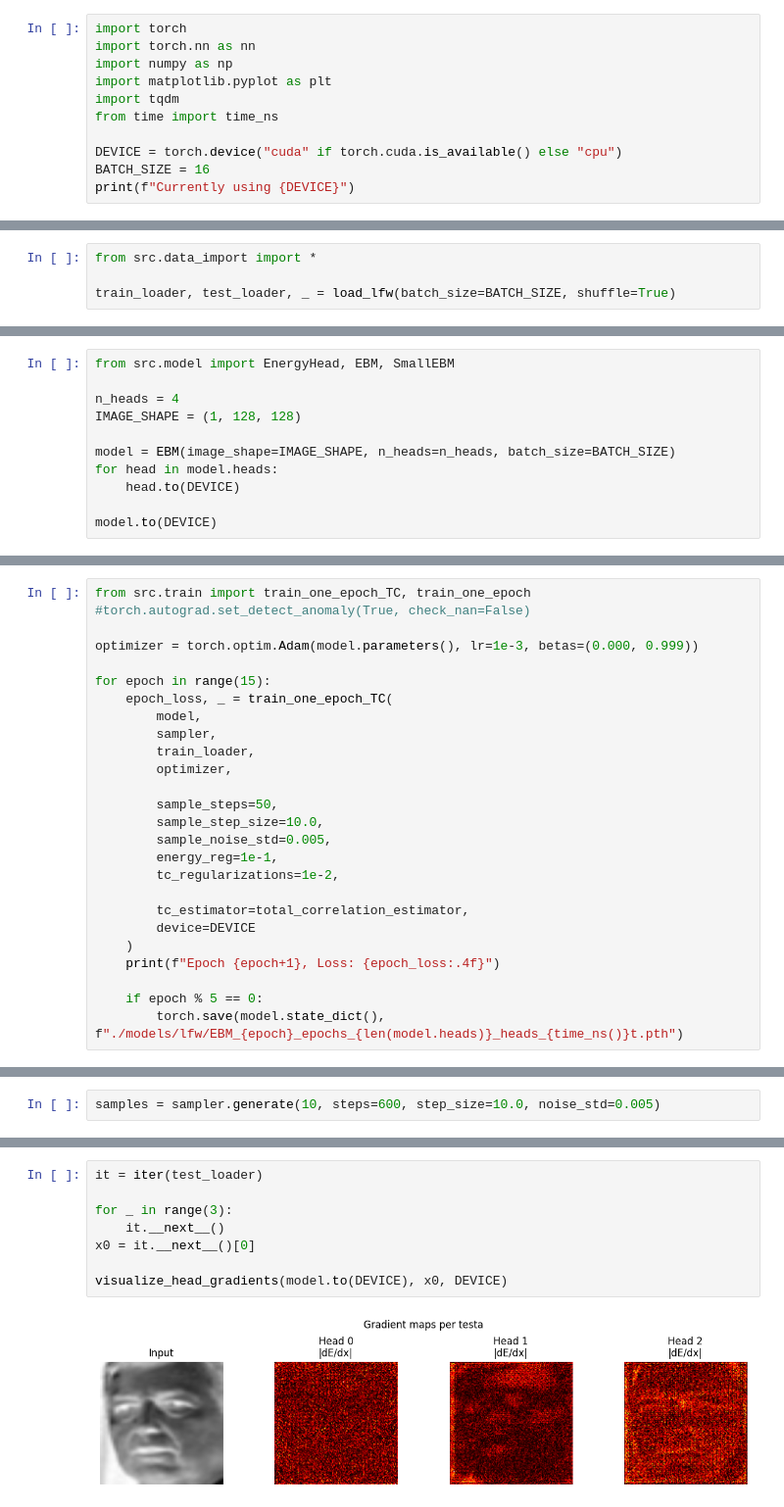
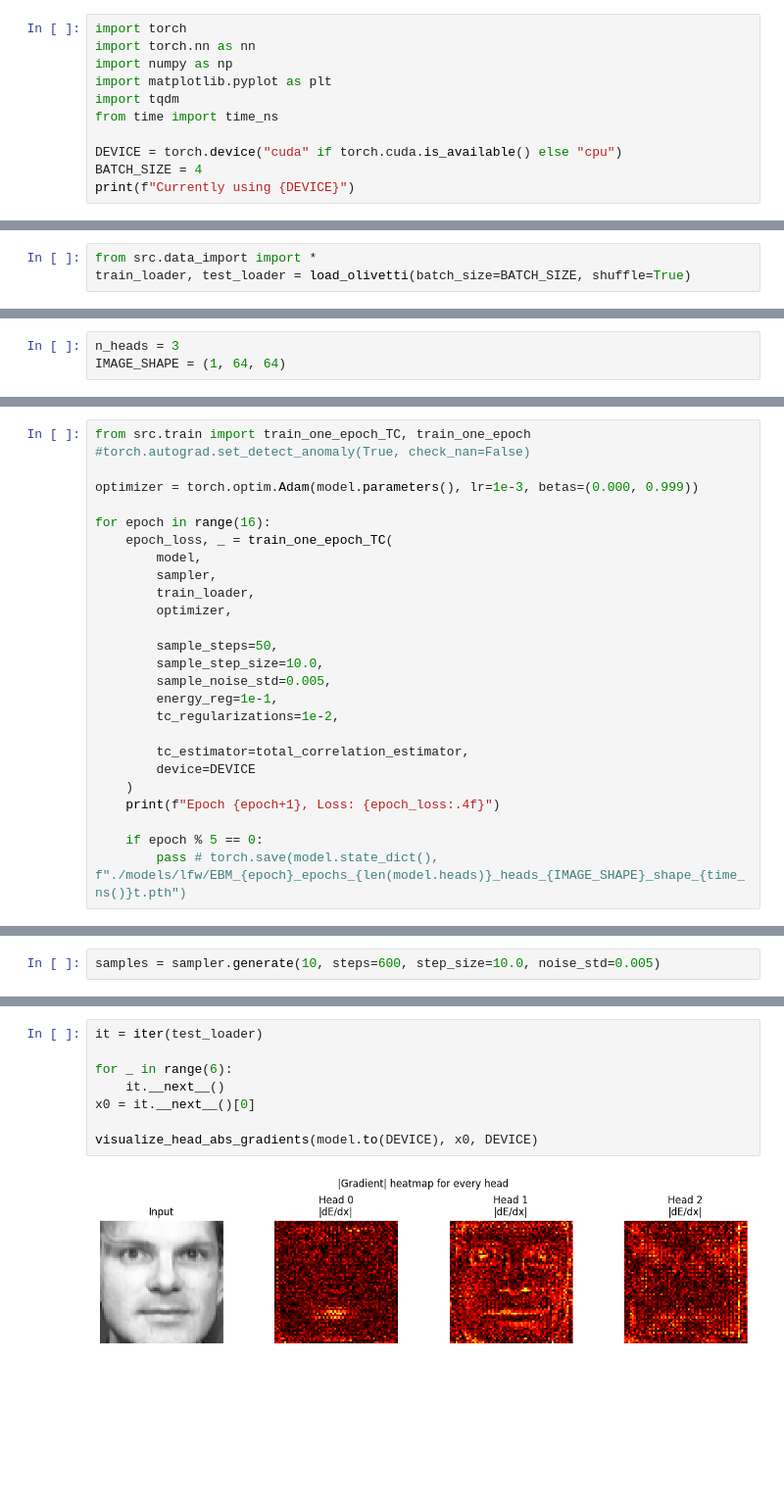
Before and after one commit to marco-cartago/EbmFcT, a Jupyter notebook: test_total_correlation.ipynb, the cells around one changed output, grey strips where cells are left out. Shown at 98% size. Cells and saved outputs as stored; diff of their text form; blank space fills up the shorter version.

```diff
--- a/test_total_correlation.ipynb
+++ b/test_total_correlation.ipynb
@@ -15,7 +15,7 @@ import tqdm
 from time import time_ns
 
 DEVICE = torch.device("cuda" if torch.cuda.is_available() else "cpu")
-BATCH_SIZE = 16
+BATCH_SIZE = 4
 print(f"Currently using {DEVICE}")
 # %% [output]
 Currently using cuda
@@ -22,7 +24,6 @@ Currently using cuda
 # %%
 from src.data_import import *
-
-train_loader, test_loader, _ = load_lfw(batch_size=BATCH_SIZE, shuffle=True)
+train_loader, test_loader = load_olivetti(batch_size=BATCH_SIZE, shuffle=True)
 # %%
 from src.plot import show_single_sample, show_grid
 
@@ -38,11 +39,3 @@ shape: torch.Size([16, 1, 128, 128])
 # %%
-from src.model import EnergyHead, EBM, SmallEBM
-
-n_heads = 4
-IMAGE_SHAPE = (1, 128, 128)
-
-model = EBM(image_shape=IMAGE_SHAPE, n_heads=n_heads, batch_size=BATCH_SIZE)
-for head in model.heads:
-    head.to(DEVICE)
-
-model.to(DEVICE)
+n_heads = 3
+IMAGE_SHAPE = (1, 64, 64)
@@ -79,7 +82,7 @@ from src.train import train_one_epoch_TC, train_one_epoch
 
 optimizer = torch.optim.Adam(model.parameters(), lr=1e-3, betas=(0.000, 0.999))
 
-for epoch in range(15):
+for epoch in range(16):
     epoch_loss, _ = train_one_epoch_TC(
         model,
         sampler,
@@ -98,5 +101,5 @@ for epoch in range(15):
     print(f"Epoch {epoch+1}, Loss: {epoch_loss:.4f}")
 
     if epoch % 5 == 0:
-        torch.save(model.state_dict(), f"./models/lfw/EBM_{epoch}_epochs_{len(model.heads)}_heads_{time_ns()}t.pth")
+        pass # torch.save(model.state_dict(), f"./models/lfw/EBM_{epoch}_epochs_{len(model.heads)}_heads_{IMAGE_SHAPE}_shape_{time_ns()}t.pth")
 # %% [output]
@@ -272,10 +195,10 @@ def visualize_head_gradients(model, x, device, idx=0):
 # %%
 it = iter(test_loader)
 
-for _ in range(3):
+for _ in range(6):
     it.__next__()
 x0 = it.__next__()[0]
 
-visualize_head_gradients(model.to(DEVICE), x0, DEVICE)
+visualize_head_abs_gradients(model.to(DEVICE), x0, DEVICE)
 # %% [output]
-[figure, old version]
+[figure, new version]
```
Also changed, not shown: parts of 21 cells of this notebook, 1 other file.
